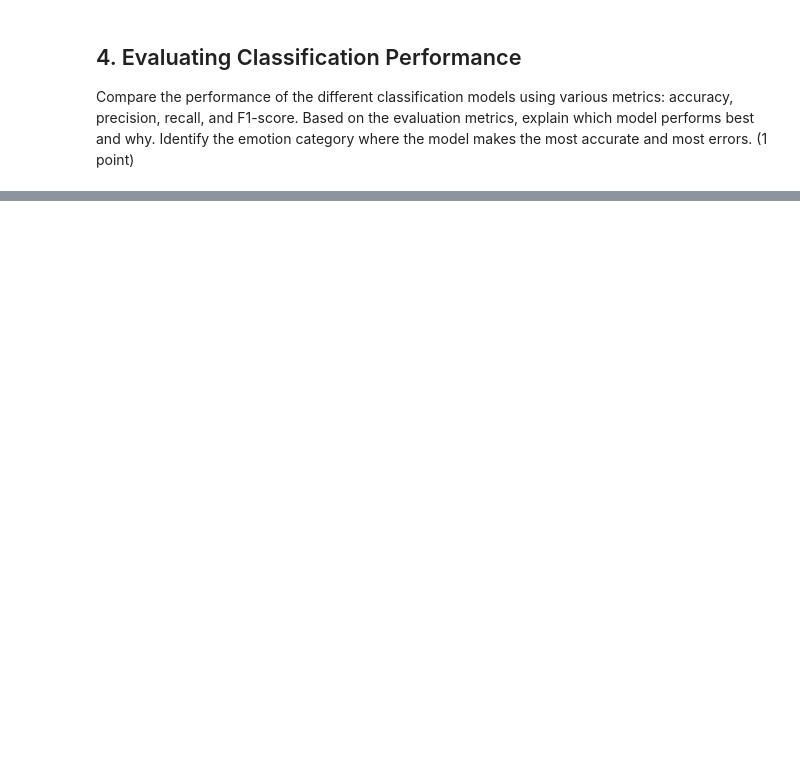
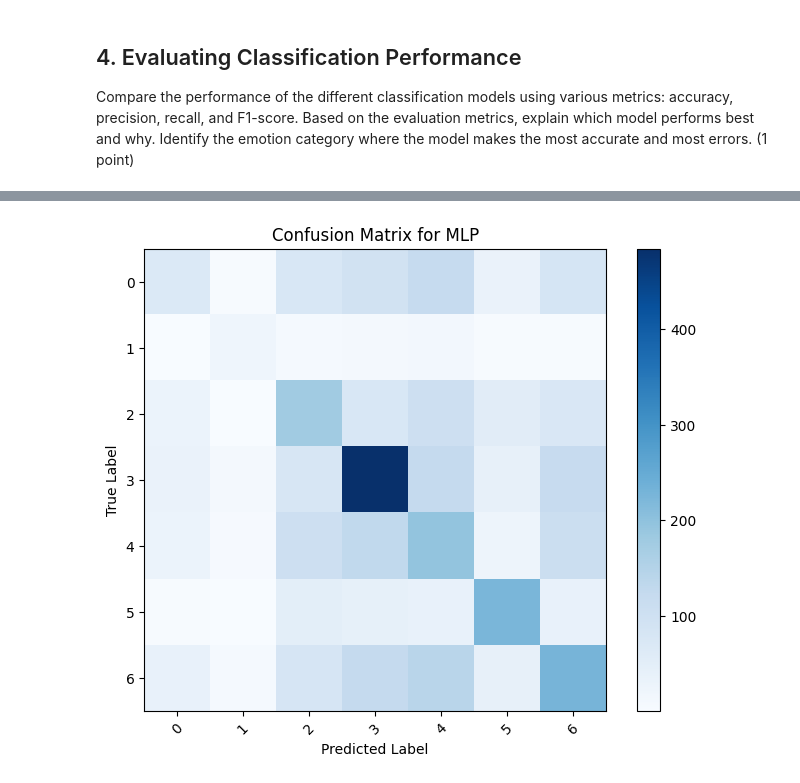
Before and after one commit to lelouvincx/Fundamental-ML, a Jupyter notebook: notebooks/EDA.ipynb, the cells around one changed output, grey strips where cells are left out. Drawn from its saved outputs; the diff is of its cells as text; code cells hidden in the pictures; blank space fills up the shorter version.

```diff
--- a/notebooks/EDA.ipynb
+++ b/notebooks/EDA.ipynb
@@ -202,0 +212,7 @@ X_train, X_test, y_train, y_test = train_test_split(transformed_data, labels, te
+# %%
+X_val, X_test, y_val, y_test = train_test_split(X_test, y_test, test_size=0.5, random_state=42)
+# %%
+# Reshape X_train, X_val, X_test
+X_train = X_train.reshape(X_train.shape[0], -1)
+X_val = X_val.reshape(X_val.shape[0], -1)
+X_test = X_test.reshape(X_test.shape[0], -1)
@@ -202,0 +239,20 @@ X_train, X_test, y_train, y_test = train_test_split(transformed_data, labels, te
+# %%
+clf_store = {
+    "Logistic Regression": None,
+    "KNN": None,
+    "Random Forest": None,
+    "MLP": None
+}
+
+for i, clf in enumerate(classifiers):
+    print(f"Training {algorithm_names[i]}...")
+    clf.fit(X_train, y_train)
+
+    print(f"Evaluating {algorithm_names[i]}...")
+    y_pred = clf.predict(X_test)
+    accuracy = accuracy_score(y_test, y_pred)
+    precision = precision_score(y_test, y_pred, average='weighted')  # Adjust 'average' as needed
+    recall = recall_score(y_test, y_pred, average='weighted')
+    f1 = f1_score(y_test, y_pred, average='weighted')
+    print(f"Accuracy: {accuracy:.4f}, Precision: {precision:.4f}, Recall: {recall:.4f}, F1-Score: {f1:.4f}")
+    clf_store[algorithm_names[i]] = clf
@@ -209,0 +343,16 @@ Based on the evaluation metrics, explain which model performs best and why. Iden
+# %%
+# Create a heatmap of the confusion matrix
+y_pred = clf_store['MLP'].predict(X_test)
+cm = confusion_matrix(y_test, y_pred)
+plt.figure(figsize=(8, 6))
+plt.imshow(cm, cmap='Blues')
+plt.colorbar()
+plt.xticks(range(len(np.unique(y_test))), np.unique(y_test), rotation=45)
+plt.yticks(range(len(np.unique(y_test))), np.unique(y_test))
+plt.xlabel('Predicted Label')
+plt.ylabel('True Label')
+plt.title(f'Confusion Matrix for {algorithm_names[i]}')
+plt.grid(False)
+plt.show()
+# %% [output]
+[figure, added]
```
Also changed, not shown: parts of 12 cells of this notebook.
